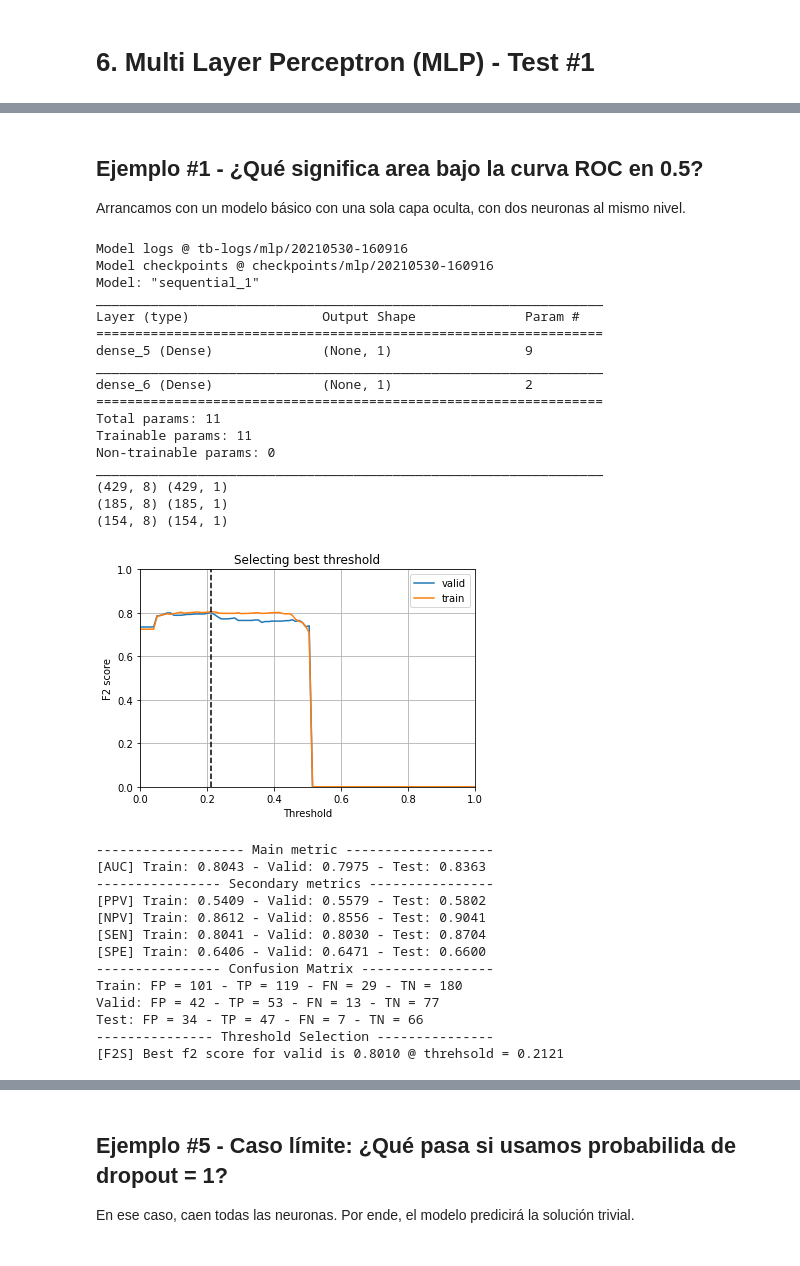
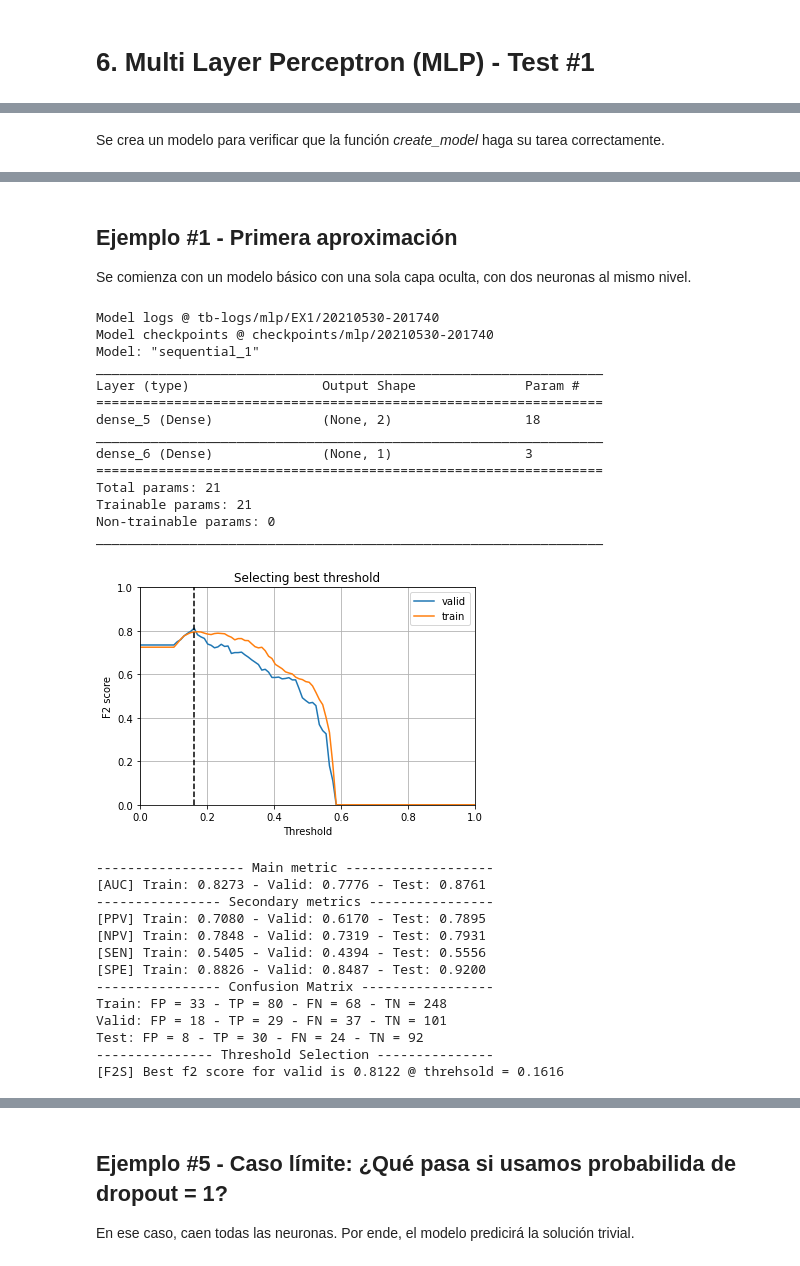
Before and after one commit to Kammann123/nn-tp2, a Jupyter notebook: notebooks/ej1/ej1_MLP.ipynb, the cells around one changed output, grey strips where cells are left out. Saved outputs shown, nothing was run; the diff lists cells and outputs as text; code cells hidden in the pictures.

```diff
--- a/notebooks/ej1/ej1_MLP.ipynb
+++ b/notebooks/ej1/ej1_MLP.ipynb
@@ -230,4 +239,5 @@ Trainable params: 43
 Non-trainable params: 0
 _________________________________________________________________
 # %%
-#mlp_model.fit(x=x_train, y=y_train, validation_data=(x_valid, y_valid), shuffle=True, epochs=200, batch_size=32, verbose=0)
+mlp_model.fit(x=x_train, y=y_train, validation_data=(x_valid, y_valid), shuffle=True, epochs=200, batch_size=32, verbose=0)
+mlp_model.evaluate(x_valid, y_valid)
@@ -235,6 +248,8 @@ _________________________________________________________________
 from src import mlp_helper
 from src.mlp_helper import create_model, run_model
 importlib.reload(mlp_helper);
+# %% [markdown]
+Se crea un modelo para verificar que la función *create_model* haga su tarea correctamente.
 # %%
 model = create_model(hidden_layers=4,
                     units_per_layer=4,
@@ -264,63 +279,61 @@ Trainable params: 101
 Non-trainable params: 0
 _________________________________________________________________
 # %% [markdown]
-## Ejemplo #1 - ¿Qué significa area bajo la curva ROC en 0.5?
-Arrancamos con un modelo básico con una sola capa oculta, con dos neuronas al mismo nivel.
+## Ejemplo #1 - Primera aproximación
+Se comienza con un modelo básico con una sola capa oculta, con dos neuronas al mismo nivel.
 # %%
 auc_train, auc_valid, auc_test = run_model(x_train=x_train, y_train=y_train, x_valid=x_valid, y_valid=y_valid, x_test=x_test, y_test=y_test,
                                             optimizer='adam',
                                             loss='binary_crossentropy',
                                             momentum=0,
                                             rho=0,
                                             beta_1=0,
                                             beta_2=0,
-                                            learning_rate=1.0,
+                                            learning_rate=0.1,
                                             decay_rate=0.5,
                                             batch_size=64,
                                             epochs=200,
                                             patience=20,
                                             min_delta=0.001,
                                             tensorboard_on=True,
                                             summary_on=True,
+                                            tag='EX1',
                                             hidden_layers=1,
-                                            units_per_layer=1,
+                                            units_per_layer=2,
                                             hidden_layer_activation='sigmoid',
                                             regularizer='l2',
                                             regularizer_lambda=1e-4,
                                             dropout_rate=0.0,
                                             use_batch_normalization=False)
 # %% [output]
-Model logs @ tb-logs/mlp/20210530-160916
-Model checkpoints @ checkpoints/mlp/20210530-160916
+Model logs @ tb-logs/mlp/EX1/20210530-201740
+Model checkpoints @ checkpoints/mlp/20210530-201740
 Model: "sequential_1"
 _________________________________________________________________
 Layer (type)                 Output Shape              Param #
 =================================================================
-dense_5 (Dense)              (None, 1)                 9
+dense_5 (Dense)              (None, 2)                 18
 _________________________________________________________________
-dense_6 (Dense)              (None, 1)                 2
+dense_6 (Dense)              (None, 1)                 3
 =================================================================
-Total params: 11
-Trainable params: 11
+Total params: 21
+Trainable params: 21
 Non-trainable params: 0
 _________________________________________________________________
-(429, 8) (429, 1)
-(185, 8) (185, 1)
-(154, 8) (154, 1)
-[figure, old version]
+[figure, new version]
 ------------------- Main metric -------------------
-[AUC] Train: 0.8043 - Valid: 0.7975 - Test: 0.8363
+[AUC] Train: 0.8273 - Valid: 0.7776 - Test: 0.8761
 ---------------- Secondary metrics ----------------
-[PPV] Train: 0.5409 - Valid: 0.5579 - Test: 0.5802
-[NPV] Train: 0.8612 - Valid: 0.8556 - Test: 0.9041
-[SEN] Train: 0.8041 - Valid: 0.8030 - Test: 0.8704
-[SPE] Train: 0.6406 - Valid: 0.6471 - Test: 0.6600
+[PPV] Train: 0.7080 - Valid: 0.6170 - Test: 0.7895
+[NPV] Train: 0.7848 - Valid: 0.7319 - Test: 0.7931
+[SEN] Train: 0.5405 - Valid: 0.4394 - Test: 0.5556
+[SPE] Train: 0.8826 - Valid: 0.8487 - Test: 0.9200
 ---------------- Confusion Matrix -----------------
-Train: FP = 101 - TP = 119 - FN = 29 - TN = 180
-Valid: FP = 42 - TP = 53 - FN = 13 - TN = 77
-Test: FP = 34 - TP = 47 - FN = 7 - TN = 66
+Train: FP = 33 - TP = 80 - FN = 68 - TN = 248
+Valid: FP = 18 - TP = 29 - FN = 37 - TN = 101
+Test: FP = 8 - TP = 30 - FN = 24 - TN = 92
 --------------- Threshold Selection ---------------
-[F2S] Best f2 score for valid is 0.8010 @ threhsold = 0.2121
+[F2S] Best f2 score for valid is 0.8122 @ threhsold = 0.1616
 # %%
 # TensorBoard launch
 %tensorboard --logdir tb-logs/mlp/
```
Also changed, not shown: parts of 42 cells of this notebook, 6 other files.
